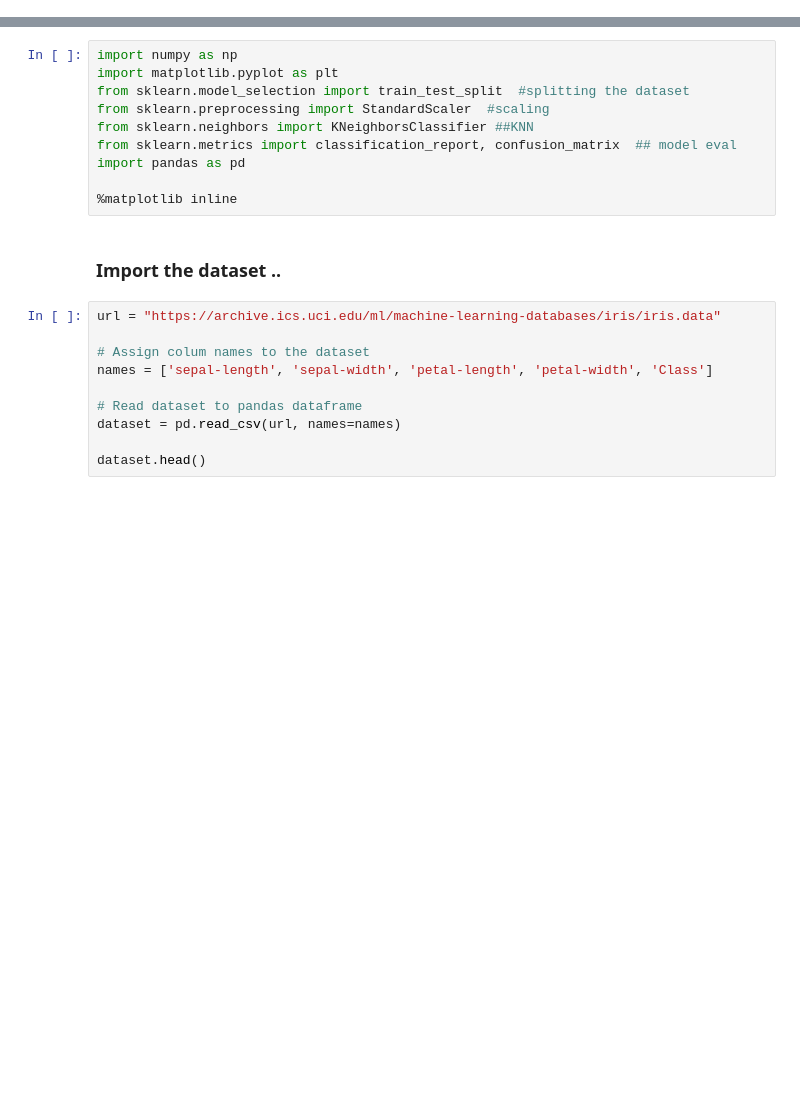
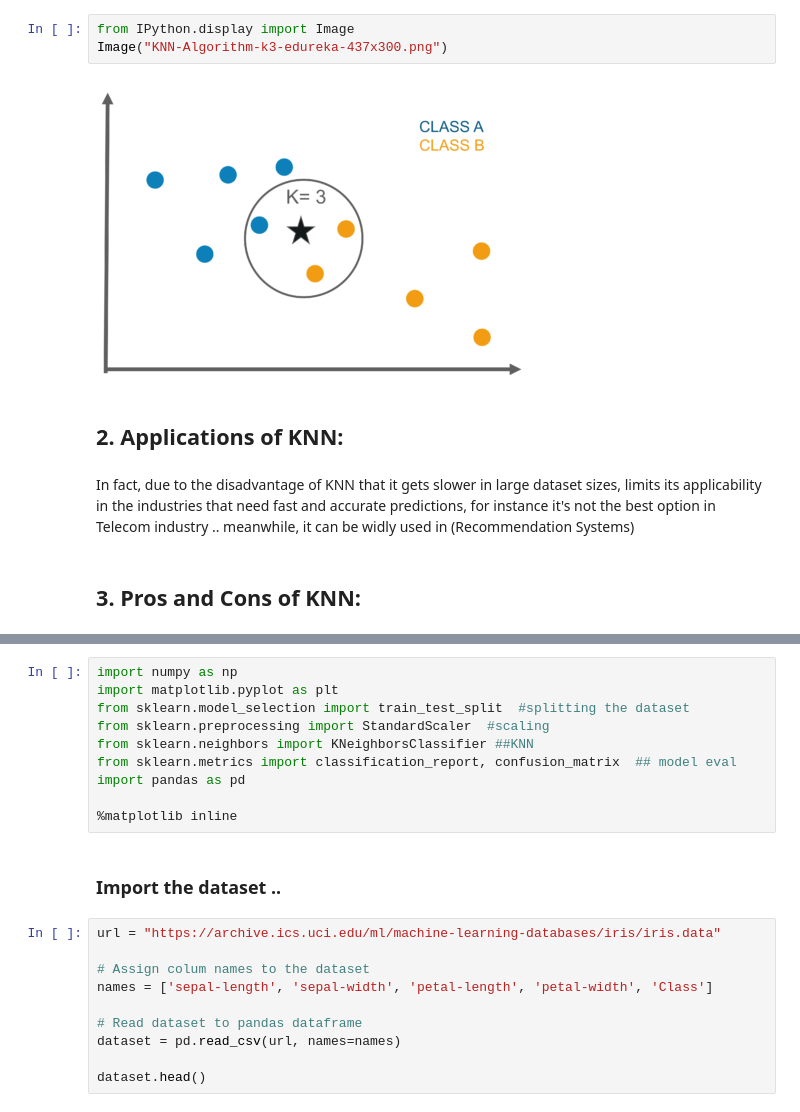
Before and after one commit to EAboelhamd/AUC-DataScience-, a Jupyter notebook: KNN.ipynb, the cells around one changed output, grey strips where cells are left out. Drawn from its saved outputs; the diff is of its cells as text; blank space fills up the shorter version.

```diff
--- a/KNN.ipynb
+++ b/KNN.ipynb
@@ -10,0 +33,11 @@ Starting with the set of imports ..
+# %%
+from IPython.display import Image
+Image("KNN-Algorithm-k3-edureka-437x300.png")
+# %% [output]
+[figure, added]
+# %% [markdown]
+## 2. Applications of KNN:
+# %% [markdown]
+In fact, due to the disadvantage of KNN that it gets slower in large dataset sizes, limits its applicability in the industries that need fast and accurate predictions, for instance it's not the best option in Telecom industry .. meanwhile, it can be widly used in (Recommendation Systems)
+# %% [markdown]
+## 3. Pros and Cons of KNN:
```
Also changed, not shown: parts of 6 cells of this notebook.
